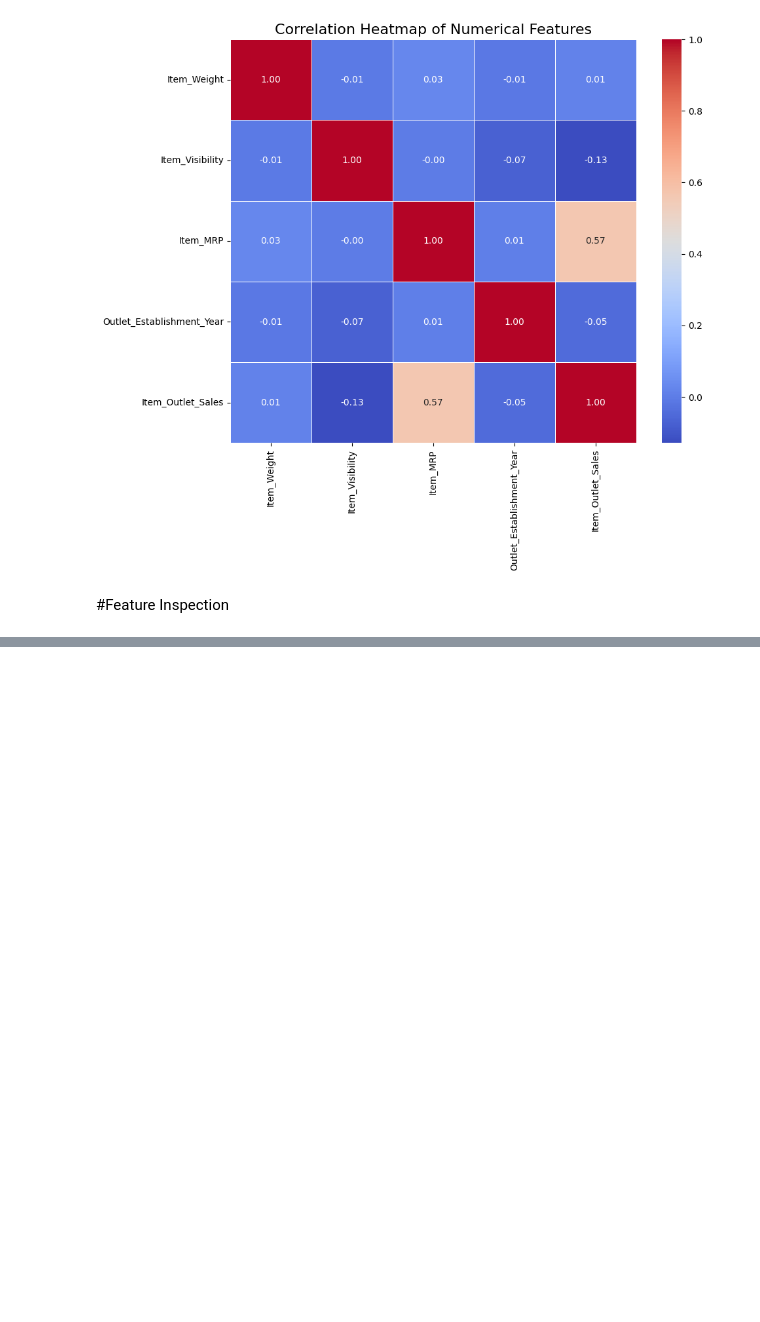
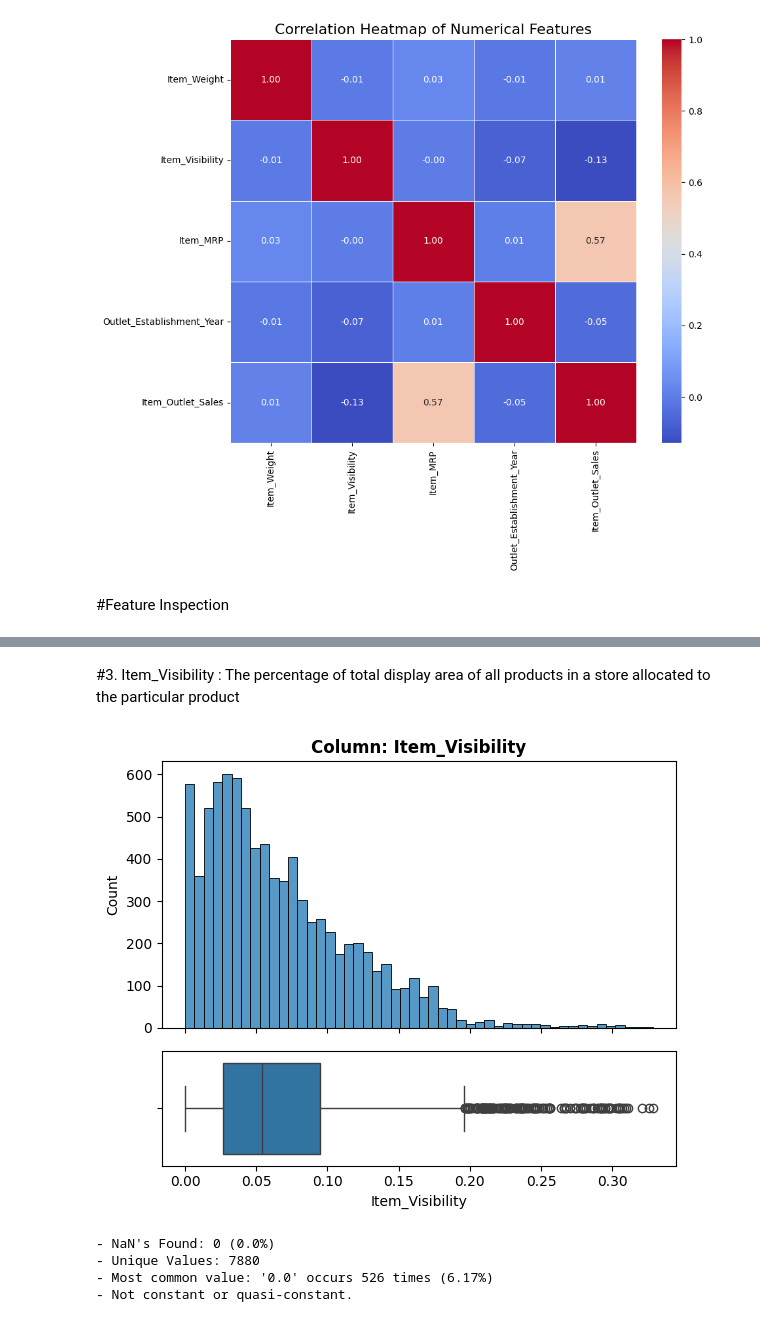
Before and after one commit to MutasemAlsallout0/Prediction-of-Product-Sales, a Jupyter notebook: Prediction_of_Product_Sales.ipynb, the cells around one changed output, grey strips where cells are left out. Drawn from its saved outputs; the diff is of its cells as text; code cells hidden in the pictures; blank space fills up the shorter version.

```diff
--- a/Prediction_of_Product_Sales.ipynb
+++ b/Prediction_of_Product_Sales.ipynb
@@ -298,0 +494,10 @@ plt.show()
+# %% [markdown]
+#3. Item_Visibility : The percentage of total display area of all products in a store allocated to the particular product
+# %%
+explore_numeric(df, 'Item_Visibility');
+# %% [output]
+[figure, added]
+- NaN's Found: 0 (0.0%)
+- Unique Values: 7880
+- Most common value: '0.0' occurs 526 times (6.17%)
+- Not constant or quasi-constant.
```
Also changed, not shown: parts of 54 cells of this notebook.
